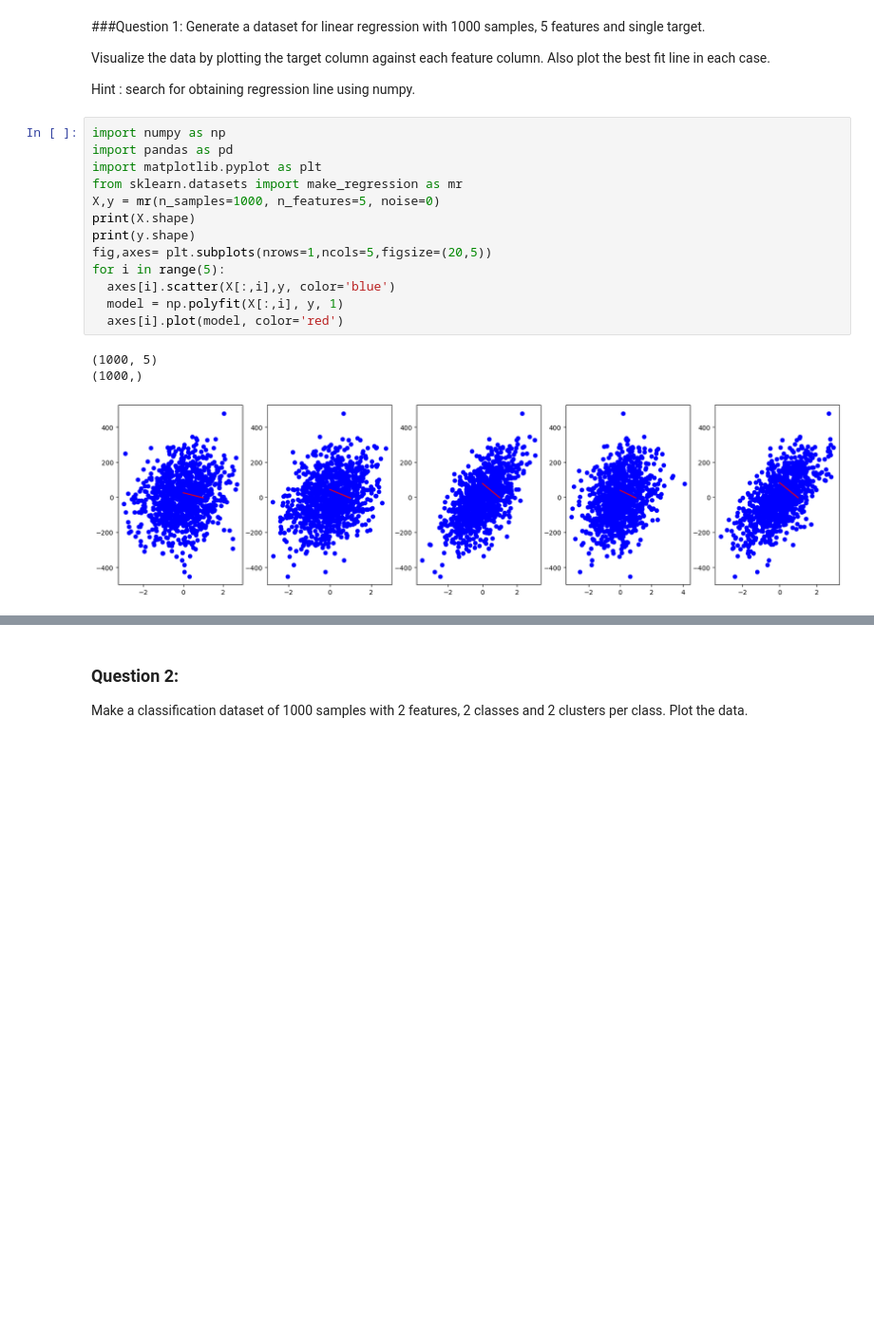
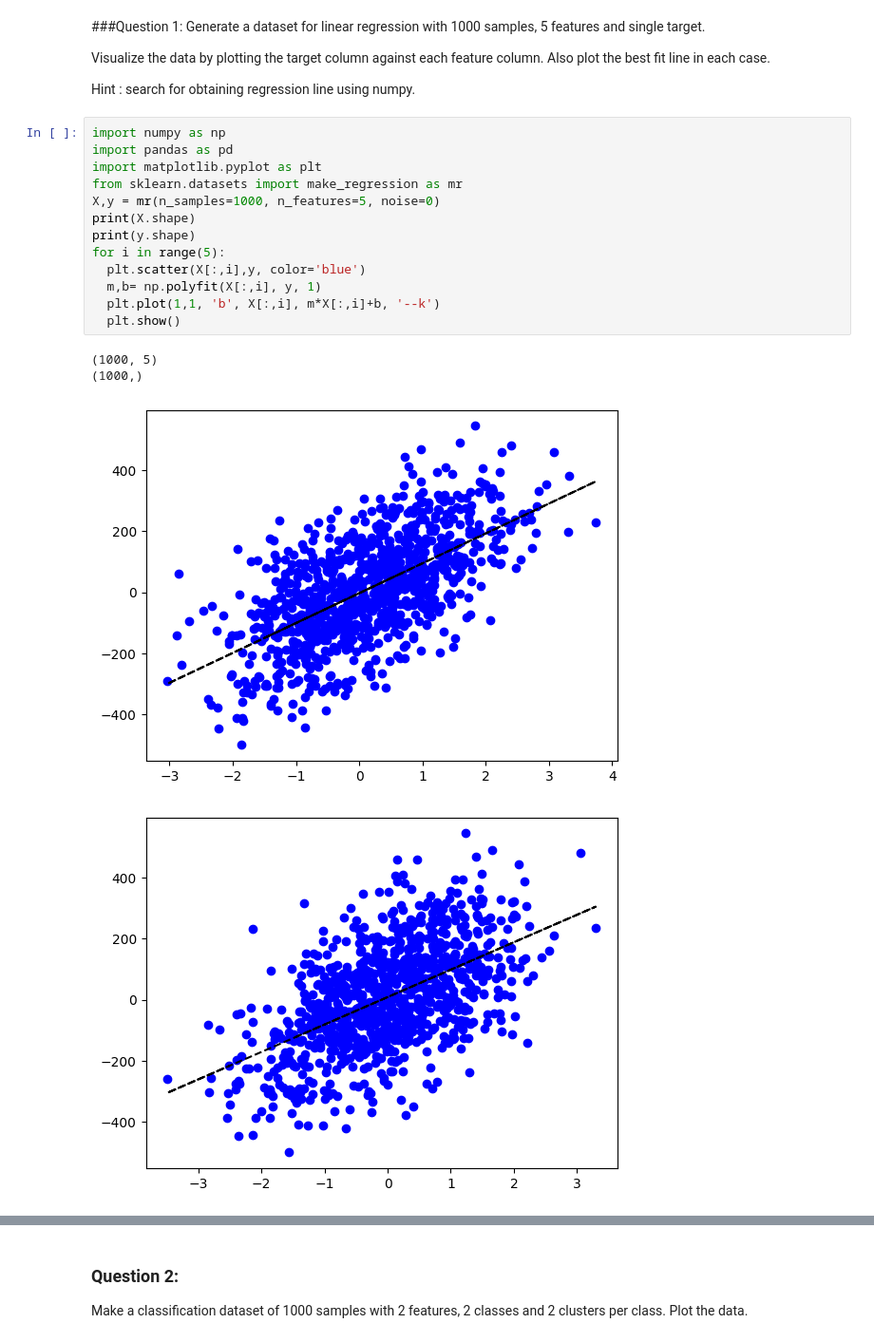
Before and after one commit to ElectronicsClub-IITK/Voice-Morph-Companion, a Jupyter notebook: Week 1/Libraries Assignment/Libraries assignment.ipynb, the cells around one changed output, grey strips where cells are left out. Shown at 95% size. Saved outputs shown, nothing was run; the diff lists cells and outputs as text; blank space fills up the shorter version.

```diff
--- a/Week 1/Libraries Assignment/Libraries assignment.ipynb
+++ b/Week 1/Libraries Assignment/Libraries assignment.ipynb
@@ -8,17 +8,18 @@ Hint : search for obtaining regression line using numpy.
 # %%
 import numpy as np
 import pandas as pd
 import matplotlib.pyplot as plt
 from sklearn.datasets import make_regression as mr
 X,y = mr(n_samples=1000, n_features=5, noise=0)
 print(X.shape)
 print(y.shape)
-fig,axes= plt.subplots(nrows=1,ncols=5,figsize=(20,5))
 for i in range(5):
-  axes[i].scatter(X[:,i],y, color='blue')
-  model = np.polyfit(X[:,i], y, 1)
-  axes[i].plot(model, color='red')
+  plt.scatter(X[:,i],y, color='blue')
+  m,b= np.polyfit(X[:,i], y, 1)
+  plt.plot(1,1, 'b', X[:,i], m*X[:,i]+b, '--k')
+  plt.show()
 # %% [output]
 (1000, 5)
 (1000,)
-[figure, old version]
+[figure, new version]
+[figure, added]
```
Also changed, not shown: parts of 18 cells of this notebook.
